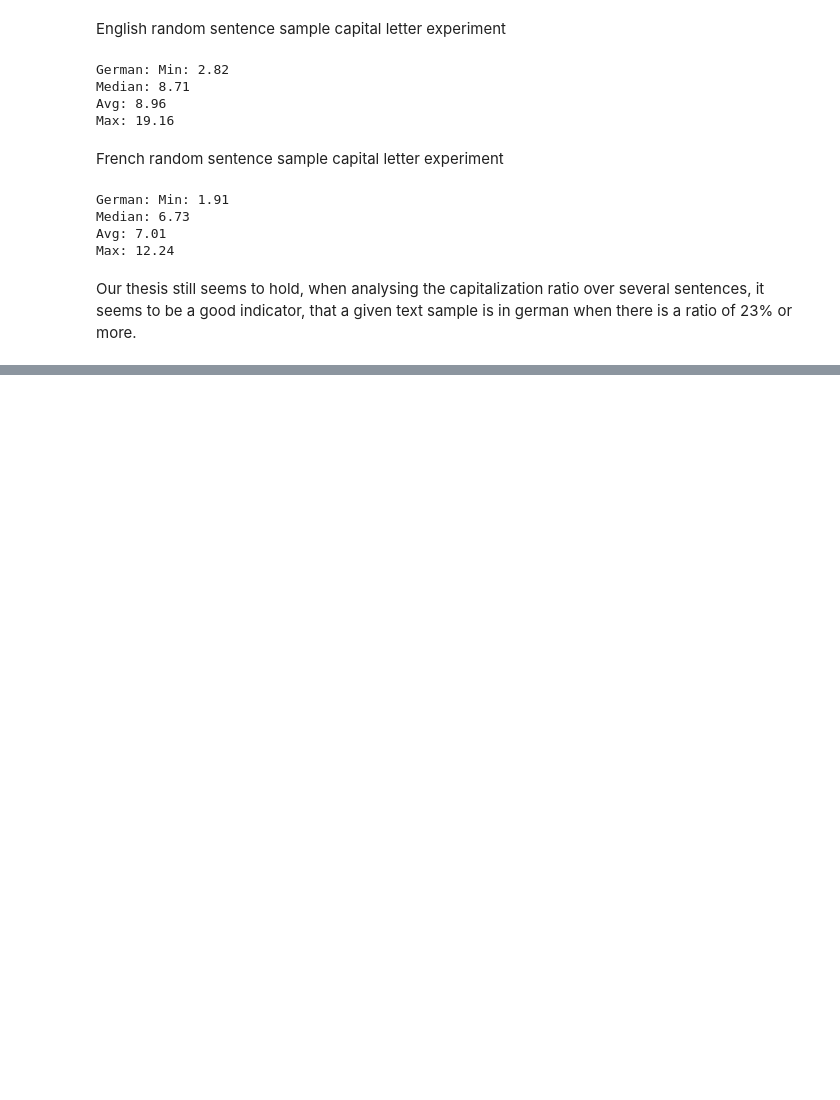
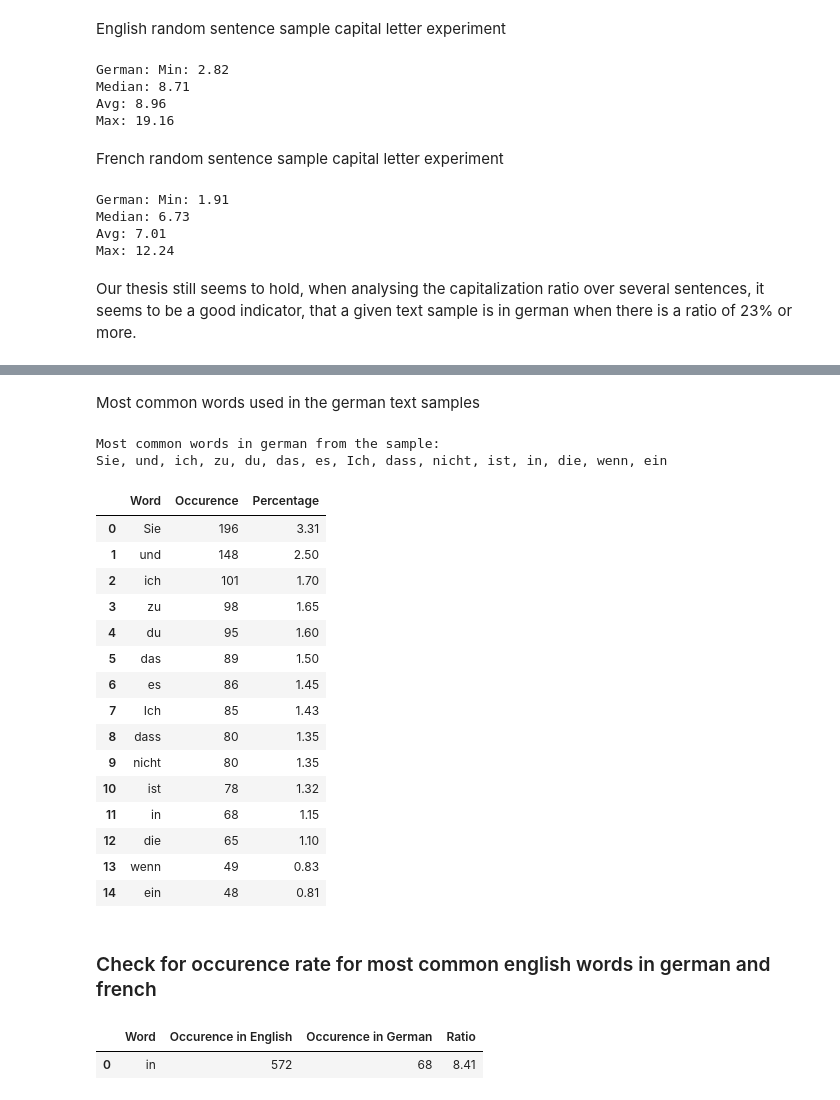
Before and after one commit to GeoffreyKarnbach/SpotifyLanguageSorting, a Jupyter notebook: language_analyse.ipynb, the cells around one changed output, grey strips where cells are left out. Cells and saved outputs as stored; diff of their text form; code cells hidden in the pictures; blank space fills up the shorter version.

```diff
--- a/language_analyse.ipynb
+++ b/language_analyse.ipynb
@@ -405,0 +512,49 @@ Our thesis still seems to hold, when analysing the capitalization ratio over sev
+# %% [markdown]
+Most common words used in the german text samples
+# %%
+ger_words_dict = {}
+
+for sentence in ger_array_of_word_arrays:
+    for word in sentence:
+        if word not in ger_words_dict:
+            ger_words_dict[word] = 1
+        else:
+            ger_words_dict[word] += 1
+
+ger_words_dict = {k: v for k, v in sorted(ger_words_dict.items(), key=lambda item: item[1], reverse=True)}
+
+ger_words_data = []
+
+for i in range(min(15, len(ger_words_dict.keys()))):
+    temp = []
+    temp.append(list(ger_words_dict.keys())[i])
+
+    occurence = ger_words_dict[list(ger_words_dict.keys())[i]]
+    temp.append(occurence)
+    temp.append(round((occurence / ger_number_of_words)*100, 2))
+    ger_words_data.append(temp)
+
+print("Most common words in german from the sample:\n" + ", ".join([elem[0] for elem in ger_words_data]))
+
+pd.DataFrame(ger_words_data, columns=["Word", "Occurence", "Percentage"])
+# %% [output]
+Most common words in german from the sample:
+Sie, und, ich, zu, du, das, es, Ich, dass, nicht, ist, in, die, wenn, ein
+|  | Word | Occurence | Percentage |
+| 0 | Sie | 196 | 3.31 |
+| 1 | und | 148 | 2.50 |
+| 2 | ich | 101 | 1.70 |
+| 3 | zu | 98 | 1.65 |
+| 4 | du | 95 | 1.60 |
+| 5 | das | 89 | 1.50 |
+| 6 | es | 86 | 1.45 |
+| 7 | Ich | 85 | 1.43 |
+| 8 | dass | 80 | 1.35 |
+| 9 | nicht | 80 | 1.35 |
+| 10 | ist | 78 | 1.32 |
+| 11 | in | 68 | 1.15 |
+| 12 | die | 65 | 1.10 |
+| 13 | wenn | 49 | 0.83 |
+| 14 | ein | 48 | 0.81 |
+# %% [markdown]
+### Check for occurence rate for most common english words in german and french
@@ -405,0 +570,14 @@ Our thesis still seems to hold, when analysing the capitalization ratio over sev
+# %%
+ger_occurences_of_eng_data = []
+
+for i in range(len(ger_occurences_of_eng.keys())):
+    temp = []
+    temp.append(list(ger_occurences_of_eng.keys())[i])
+    temp.append(list(ger_occurences_of_eng.values())[i][0])
+    temp.append(list(ger_occurences_of_eng.values())[i][1])
+    temp.append(list(ger_occurences_of_eng.values())[i][2])
+    ger_occurences_of_eng_data.append(temp)
+pd.DataFrame(ger_occurences_of_eng_data, columns=["Word", "Occurence in English", "Occurence in German", "Ratio"])
+# %% [output]
+|  | Word | Occurence in English | Occurence in German | Ratio |
+| 0 | in | 572 | 68 | 8.41 |
```
Also changed, not shown: parts of 27 cells of this notebook.
